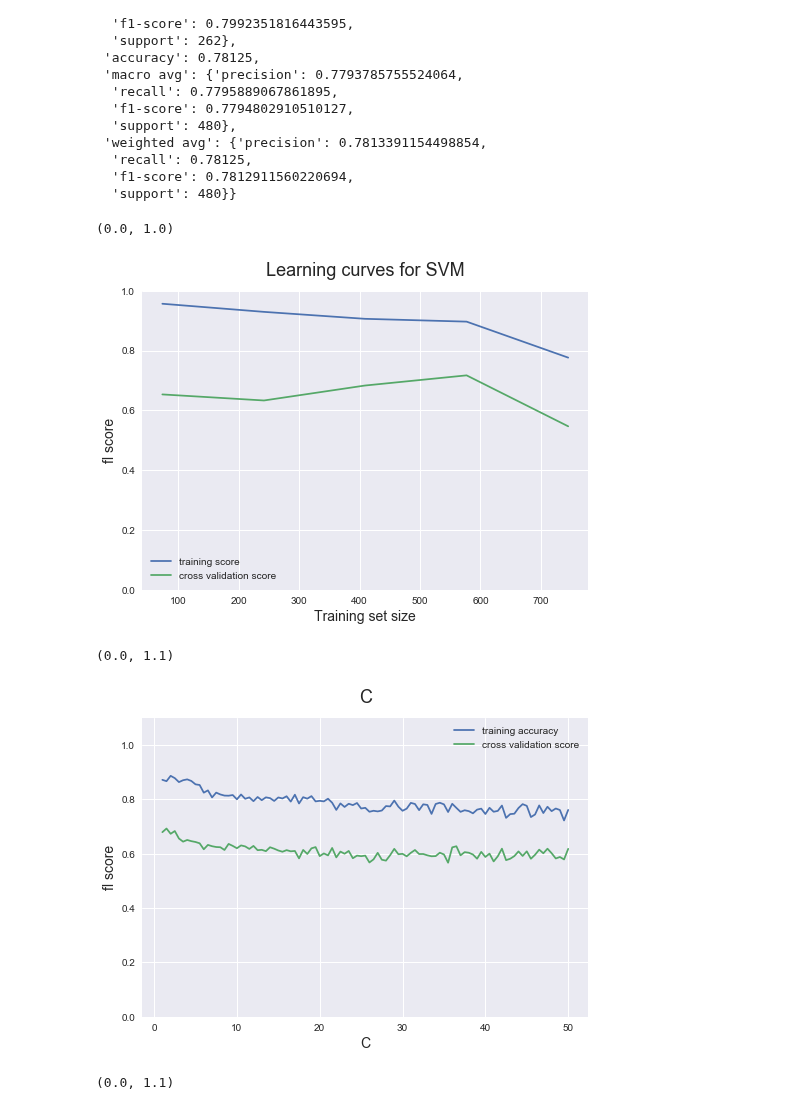
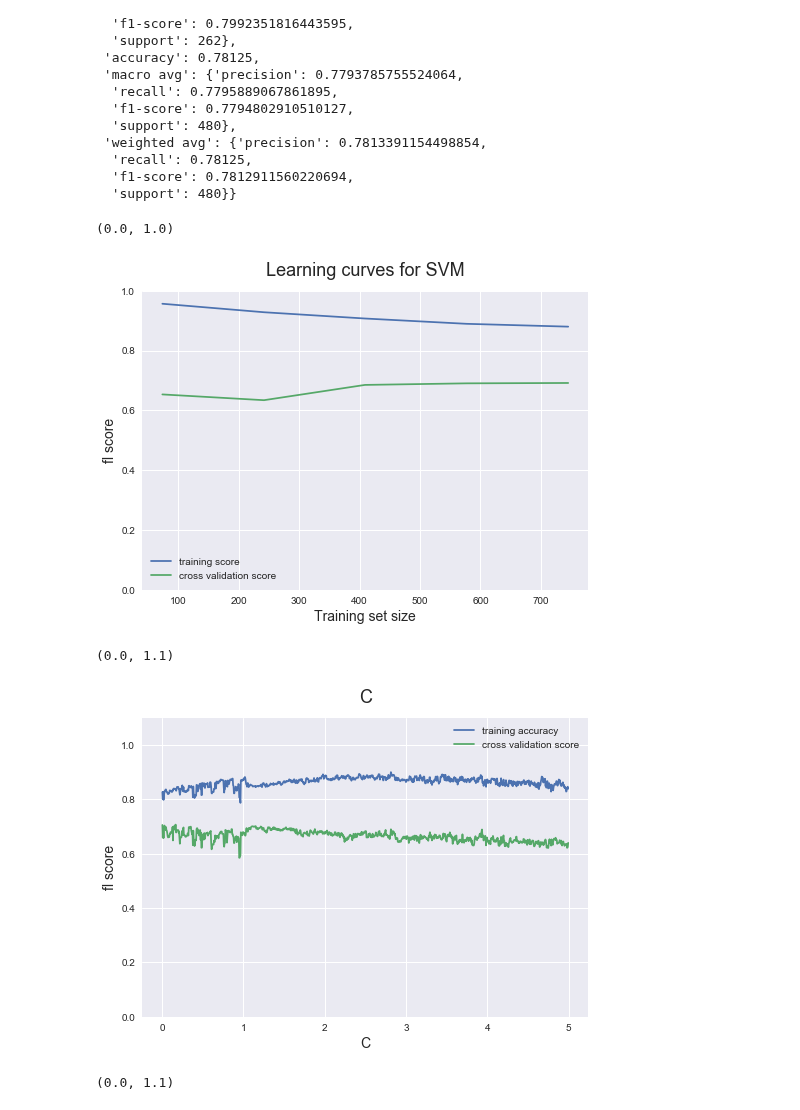
Before and after one commit to SoftwarePhil/machine_learning_5_models, a Jupyter notebook: machine_learning_project1_WINE.ipynb, the cells around one changed output. Saved outputs shown, nothing was run; the diff lists cells and outputs as text; code cells hidden in the pictures.

```diff
--- a/machine_learning_project1_WINE.ipynb
+++ b/machine_learning_project1_WINE.ipynb
@@ -385,7 +381,7 @@ plt.ylim(0.0,1.0)
 # %%
 ####model FINAL TEST 2 ####################
 #######FINAL FOR Neural Net ###############
-clf = MLPClassifier(activation='tanh', solver='lbfgs', alpha=1e-5, hidden_layer_sizes=(9,63), random_state=1, learning_rate='constant', max_iter=200)
+clf = MLPClassifier(activation='relu', solver='sgd', alpha=1e-5, hidden_layer_sizes=(9,8), random_state=1, learning_rate='adaptive', max_iter=1200)
 clf.fit(x_train, y_train)
 
 #y_pred_val = clf.predict(x_val1)
@@ -582,7 +578,7 @@ Accuracy test set: 0.78125
 ###### SVM #################
 ####################################
 
-clf = svm.SVC(gamma='auto', kernel='rbf', decision_function_shape='ovr', max_iter=200) ##nu=.5542
+clf = svm.SVC(gamma='auto', kernel='rbf', decision_function_shape='ovr', C =1.0) ##nu=.5542
 
 train_sizes, train_scores, validation_scores = learning_curve(
 estimator = clf,
@@ -609,45 +605,45 @@ plt.legend()
 plt.ylim(.0,1.0)
 # %% [output]
 (0.0, 1.0)
-[figure, old version]
+[figure, new version]
 # %%
 ## C between .01 and .94
 ###############SVM HYPERPARAM 1 ##################
 clf = svm.SVC(gamma='auto', kernel='rbf', decision_function_shape='ovr', max_iter=200)
 
 C = []
-v = 1.0
-for i in range(1, 100):
+v = .005
+for i in range(1, 1000):
     C.append(v)
-    v = v + .5
+    v = v + .005
 
 
 train_scores, validation_scores = validation_curve(
 estimator = clf,
 param_name = 'C',
 param_range = C,
 X = x_train,
 y = y_train, #cv = 5,
 scoring = 'f1',n_jobs=-1)
 
 train_scores_mean = train_scores.mean(axis = 1)
 validation_scores_mean = validation_scores.mean(axis = 1)
 
 # print('Training scores:\n\n', train_scores)
 # print('\n', '-' * 70) # separator to make the output easy to read
 # print('\nValidation scores:\n\n', validation_scores)
 
 plt.style.use('seaborn')
 plt.plot(C, train_scores_mean, label = 'training accuracy')
 plt.plot(C, validation_scores_mean, label = cross_validation_score)
 plt.ylabel(y_label, fontsize = 14)
 plt.xlabel('C', fontsize = 14)
 plt.title('C', fontsize = 18, y = 1.03)
 plt.legend()
 plt.ylim(0.0,1.1)
 # %% [output]
 (0.0, 1.1)
-[figure, old version]
+[figure, new version]
 # %%
 ##  max_iter
 ###############SVM HYPERPARAM 2 ##################
```
Also changed, not shown: parts of 7 cells of this notebook, 3 other files.
